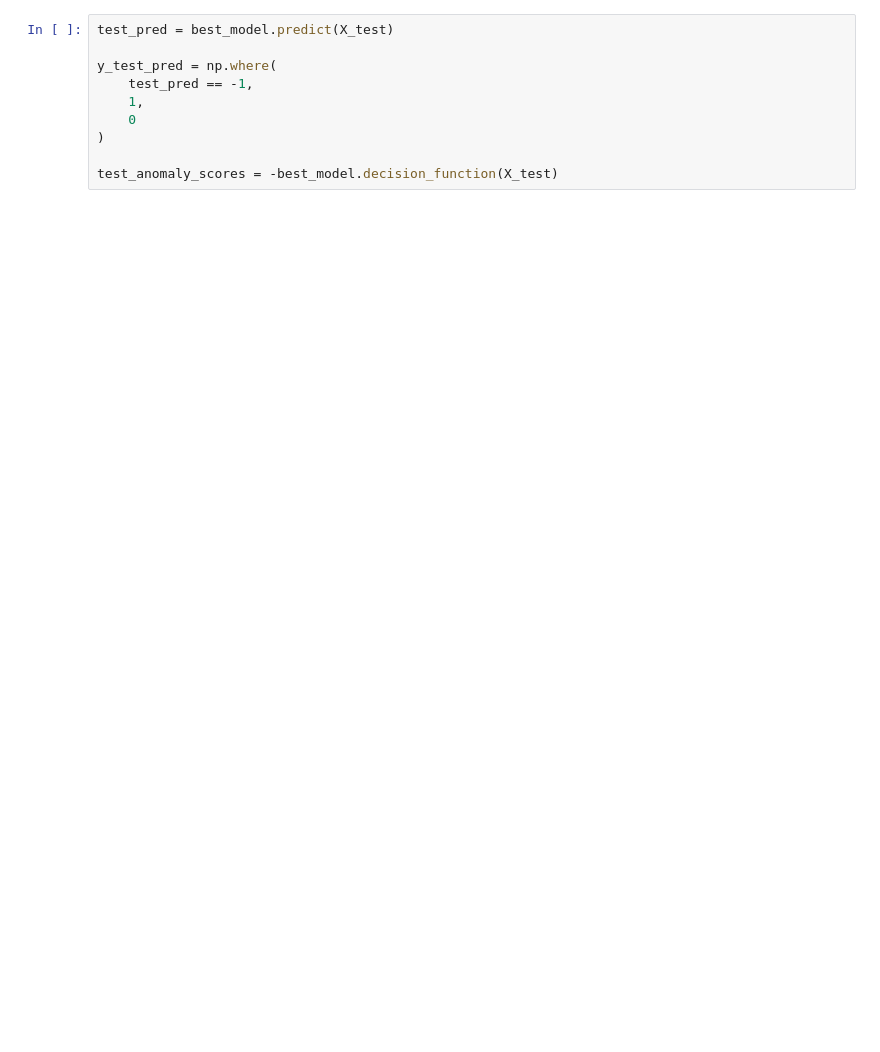
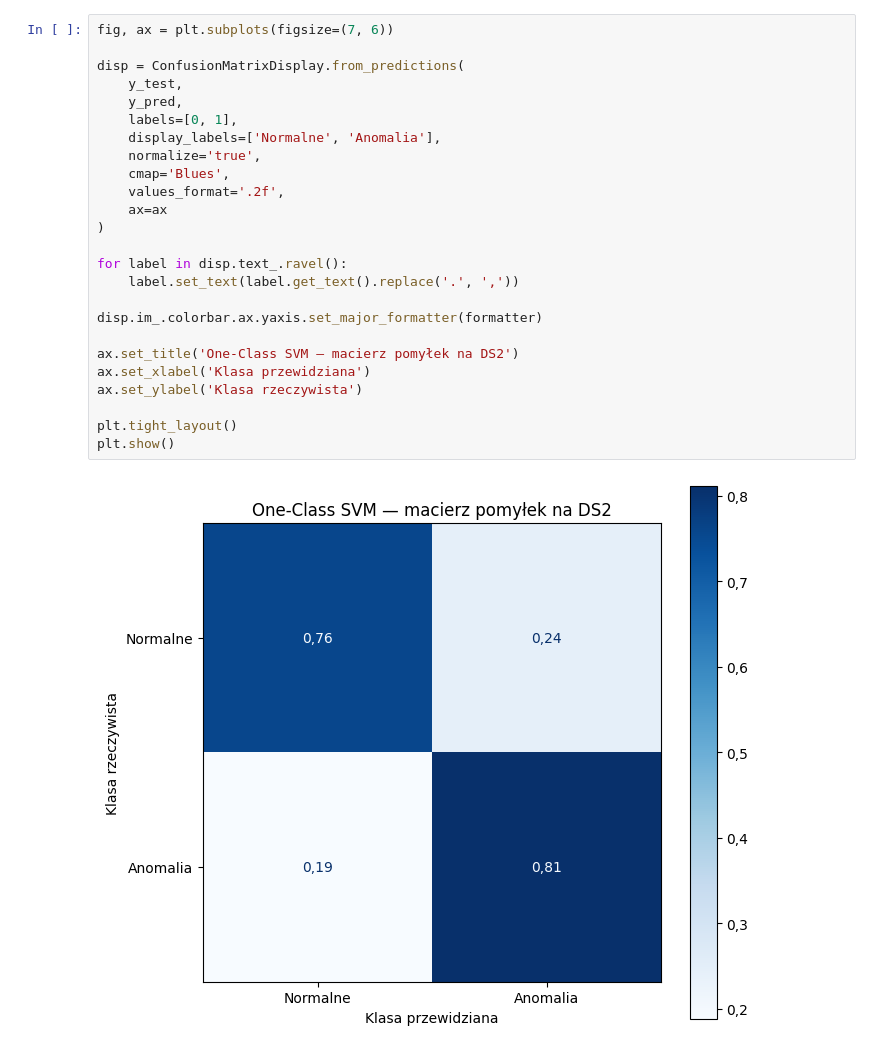
Before and after one commit to spoiler48/ecg-anomalies, a Jupyter notebook: notebooks/07_ocsvm.ipynb, the cells around one changed output. Drawn from its saved outputs; the diff is of its cells as text; blank space fills up the shorter version.

```diff
--- a/notebooks/07_ocsvm.ipynb
+++ b/notebooks/07_ocsvm.ipynb
@@ -204,11 +261,28 @@ trudności z odróznieniem klas N i S (część pobudzeń nadkomorowych ma cechy
 # %%
-test_pred = best_model.predict(X_test)
+fig, ax = plt.subplots(figsize=(7, 6))
 
-y_test_pred = np.where(
-    test_pred == -1,
-    1,
-    0
+disp = ConfusionMatrixDisplay.from_predictions(
+    y_test,
+    y_pred,
+    labels=[0, 1],
+    display_labels=['Normalne', 'Anomalia'],
+    normalize='true',
+    cmap='Blues',
+    values_format='.2f',
+    ax=ax
 )
 
-test_anomaly_scores = -best_model.decision_function(X_test)
+for label in disp.text_.ravel():
+    label.set_text(label.get_text().replace('.', ','))
+
+disp.im_.colorbar.ax.yaxis.set_major_formatter(formatter)
+
+ax.set_title('One-Class SVM — macierz pomyłek na DS2')
+ax.set_xlabel('Klasa przewidziana')
+ax.set_ylabel('Klasa rzeczywista')
+
+plt.tight_layout()
+plt.show()
+# %% [output]
+[figure, added]
 # %%
```
Also changed, not shown: parts of 22 cells of this notebook, 3 other files.
